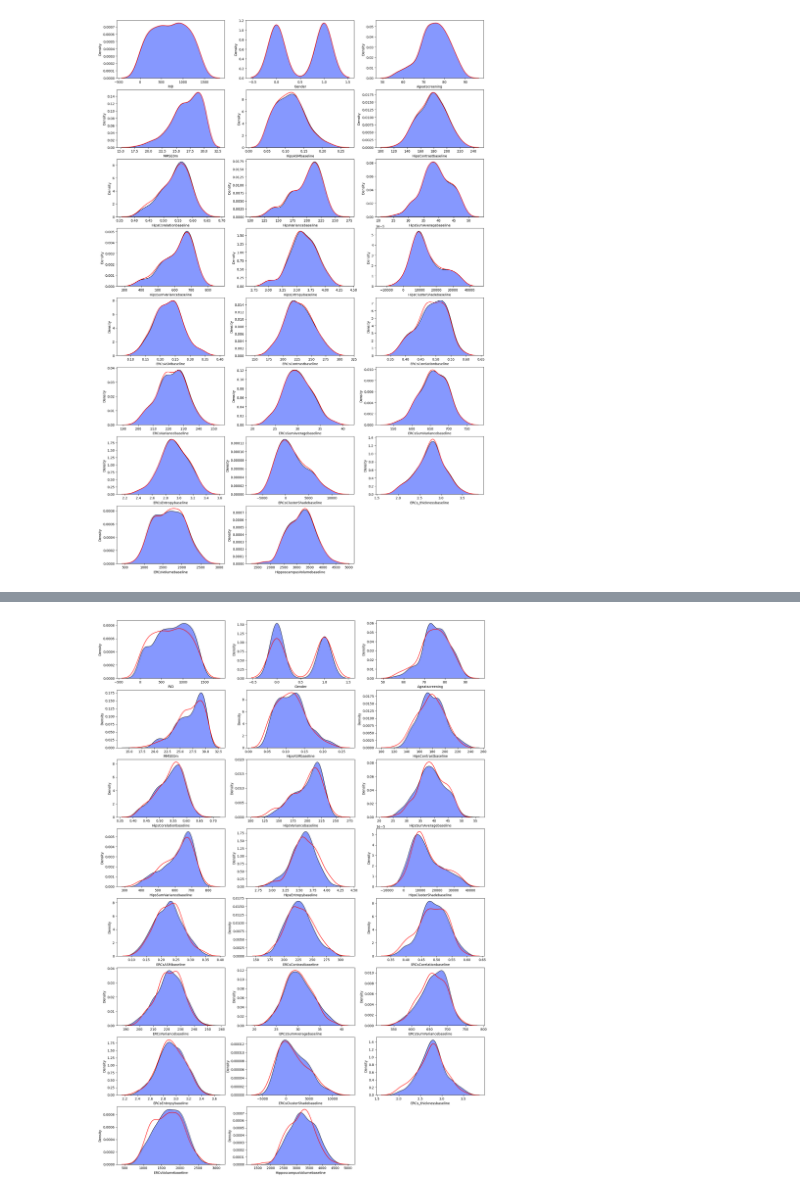
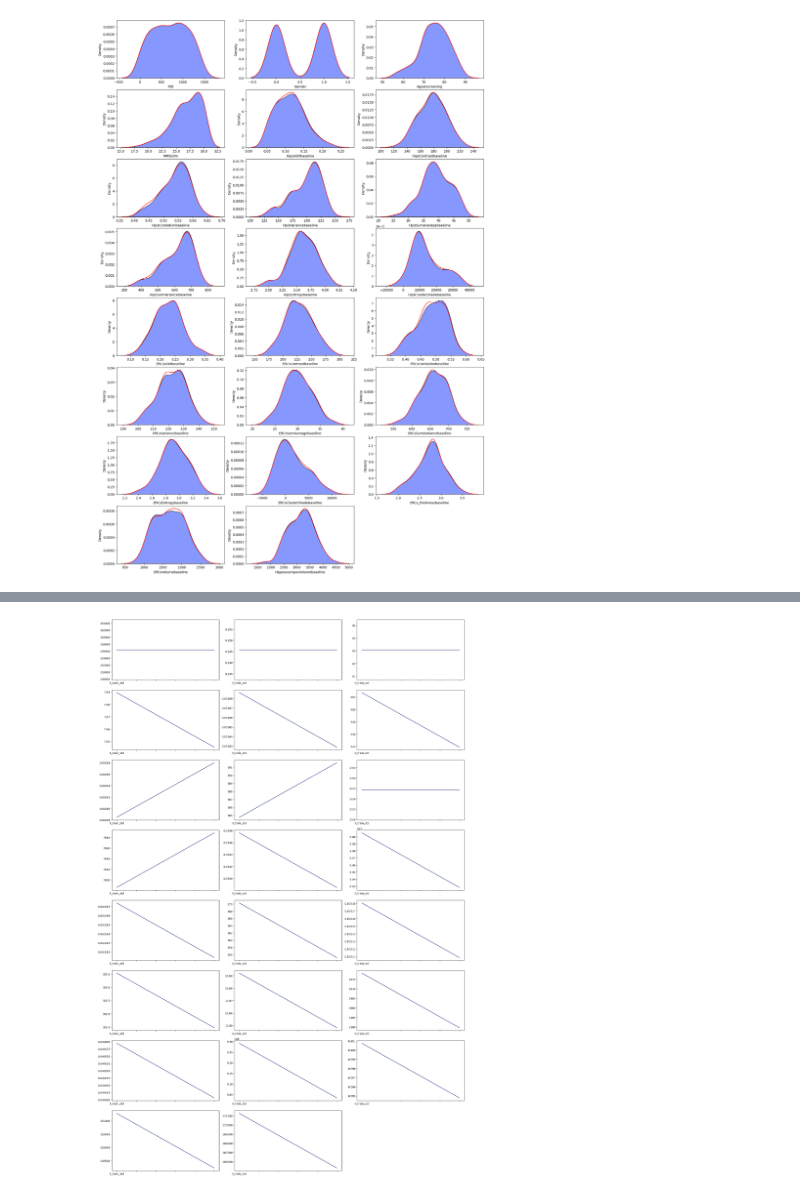
Before and after one commit to InfoAdam1998/Thesis-Project, a Jupyter notebook: notebooks/feature_engineering/data_imputation/multivariate_method/knn_data_imputation.ipynb, the cells around one changed output, grey strips where cells are left out. Cells and saved outputs as stored; diff of their text form; code cells hidden in the pictures.

```diff
--- a/notebooks/feature_engineering/data_imputation/multivariate_method/knn_data_imputation.ipynb
+++ b/notebooks/feature_engineering/data_imputation/multivariate_method/knn_data_imputation.ipynb
@@ -148,0 +286,14 @@ for i in range(len(X_test_copy.columns)):
+# %%
+variance_train_df = pd.DataFrame({"X_train_std": X_train.var(),
+              "X_train_knn std": X_train_t.var(),
+            }
+)
+
+variance_train_df["Changed"] = (variance_train_df.nunique(axis=1) > 1)
+
+variance_test_df = pd.DataFrame({"X_test": X_test.var(),
+              "X_test_knn std": X_test_t.var(),
+            }
+)
+
+variance_test_df["Changed"] = (variance_test_df.nunique(axis=1) > 1)
@@ -149,12 +376,12 @@ for i in range(len(X_test_copy.columns)):
 # %%
-# Plot each column using histograms
 plt.figure(figsize=(20, 45))
 
-for i in range(len(X_train_t.columns)):
+for i in range(len(variance_train_df)):
     plt.subplot(12,3,i+1)
-    sns.kdeplot(X_train_t[X_train_t.columns[i]], color="#5e76fe", multiple="stack")
+    variance_train_df.iloc[i].drop("Changed").plot(kind="line",
+                                             color="#1e2c78",
+    )
 
-    plt.subplot(12,3,i+1)
-    sns.kdeplot(X_test_t[X_test_t.columns[i]], color= "red")
+plt.tight_layout()
 # %% [output]
-[figure, old version]
+[figure, new version]
```
Also changed, not shown: parts of 22 cells of this notebook, 16 other files.
